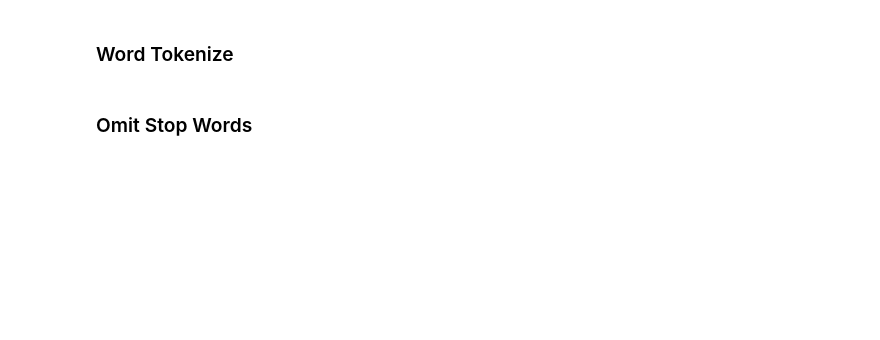
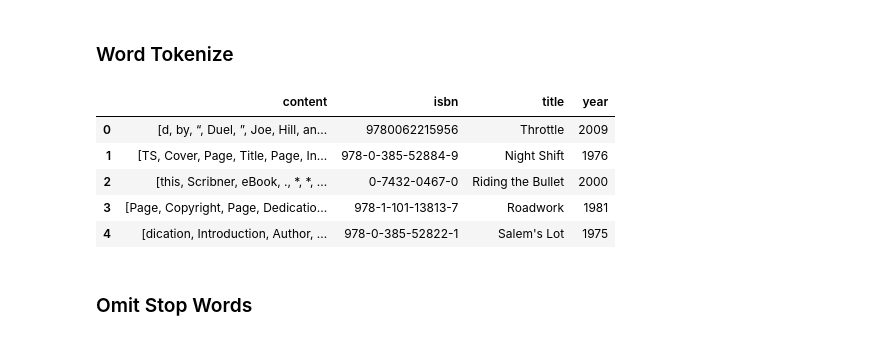
Before and after one commit to xvila/fletcher, a Jupyter notebook: data_processing-clean.ipynb, the cells around one changed output. Saved outputs shown, nothing was run; the diff lists cells and outputs as text; code cells hidden in the pictures; blank space fills up the shorter version.

```diff
--- a/data_processing-clean.ipynb
+++ b/data_processing-clean.ipynb
@@ -255,3 +267,12 @@ stoplist = set(stoplist)
+# %%
+df.head()
+# %% [output]
+|  | content | isbn | title | year |
+| 0 | [d, by, “, Duel, ”, Joe, Hill, an... | 9780062215956 | Throttle | 2009 |
+| 1 | [TS, Cover, Page, Title, Page, In... | 978-0-385-52884-9 | Night Shift | 1976 |
+| 2 | [this, Scribner, eBook, ., *, *, ... | 0-7432-0467-0 | Riding the Bullet | 2000 |
+| 3 | [Page, Copyright, Page, Dedicatio... | 978-1-101-13813-7 | Roadwork | 1981 |
+| 4 | [dication, Introduction, Author, ... | 978-0-385-52822-1 | Salem's Lot | 1975 |
 # %% [markdown]
 ### Omit Stop Words
 # %%
```
Also changed, not shown: parts of 64 cells of this notebook, 18 other files.
